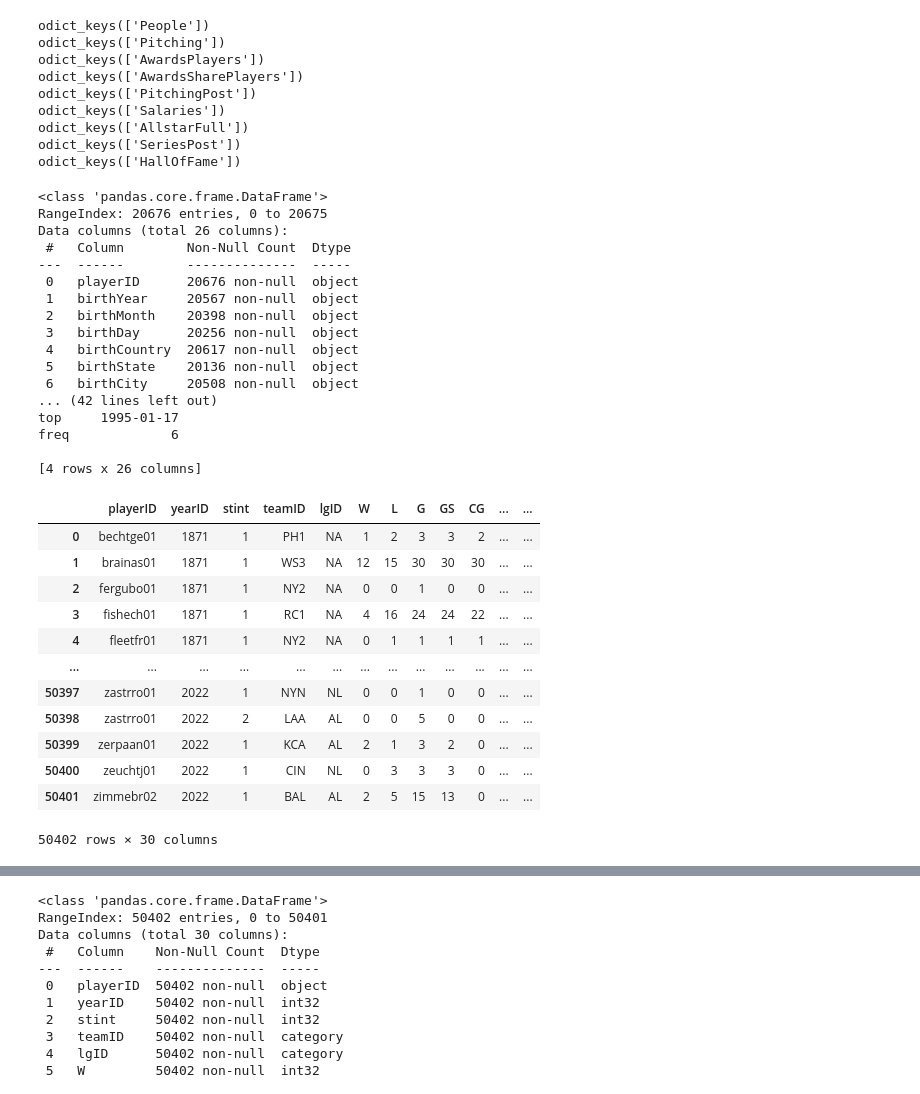
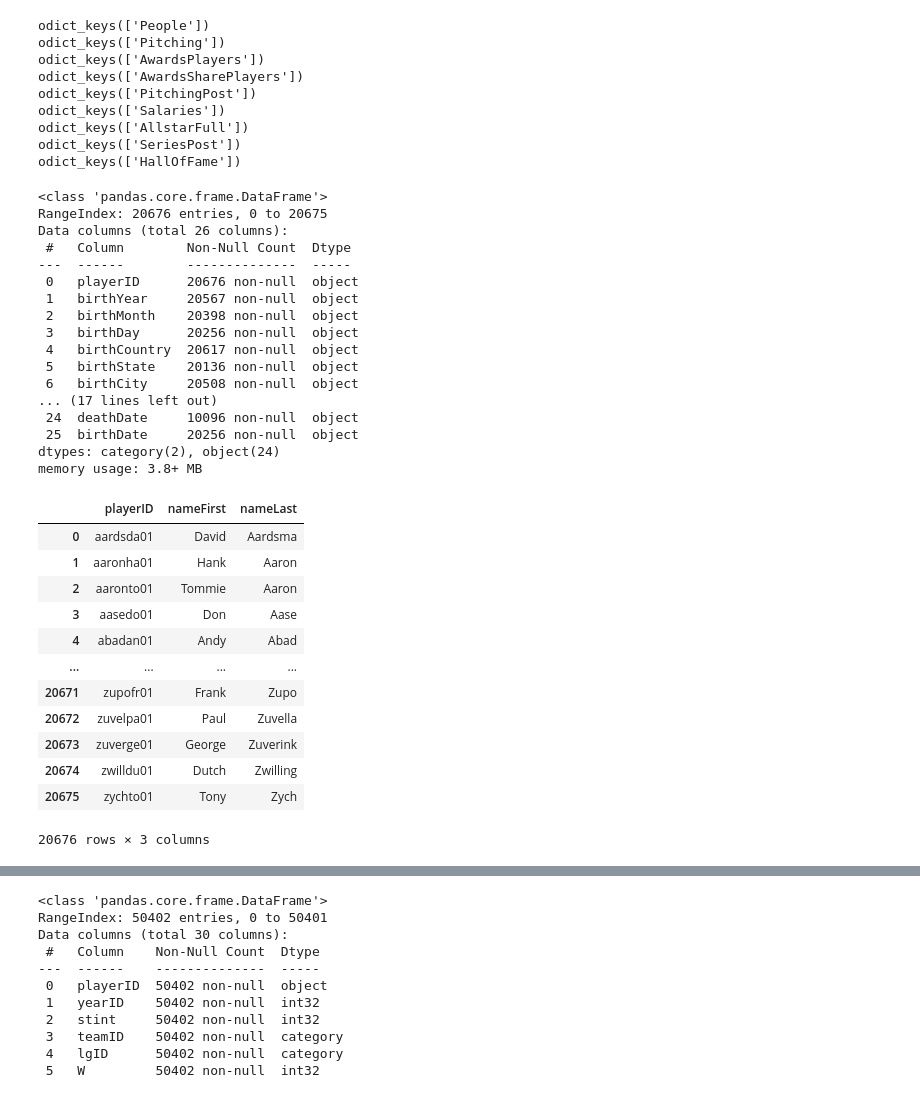
Before and after one commit to an-izq/Pitcher-HOF-Predictor, a Jupyter notebook: Pitcher-HOF-Predictor.ipynb, the cells around one changed output, grey strips where cells are left out. Saved outputs shown, nothing was run; the diff lists cells and outputs as text; code cells hidden in the pictures.

```diff
--- a/Pitcher-HOF-Predictor.ipynb
+++ b/Pitcher-HOF-Predictor.ipynb
@@ -47,38 +49,39 @@ odict_keys(['AllstarFull'])
 odict_keys(['SeriesPost'])
 odict_keys(['HallOfFame'])
 # %%
-# Pitching_df Exploration
+# People_df Exploration
 People_df.info()
-print(People_df.describe())
-Pitching_df
+# print(People_df.describe())
+sql_table = People_df[['playerID','nameFirst', 'nameLast']]
+sql_table
 # %% [output]
 <class 'pandas.core.frame.DataFrame'>
 RangeIndex: 20676 entries, 0 to 20675
 Data columns (total 26 columns):
  #   Column        Non-Null Count  Dtype
 ---  ------        --------------  -----
  0   playerID      20676 non-null  object
  1   birthYear     20567 non-null  object
  2   birthMonth    20398 non-null  object
  3   birthDay      20256 non-null  object
  4   birthCountry  20617 non-null  object
  5   birthState    20136 non-null  object
  6   birthCity     20508 non-null  object
-... (42 lines left out)
-top     1995-01-17
-freq             6
-
-[4 rows x 26 columns]
+... (17 lines left out)
+ 24  deathDate     10096 non-null  object
+ 25  birthDate     20256 non-null  object
+dtypes: category(2), object(24)
+memory usage: 3.8+ MB
-|  | playerID | yearID | stint | teamID | lgID | W | L | G | GS | CG | ... | ... |
-| 0 | bechtge01 | 1871 | 1 | PH1 | NA | 1 | 2 | 3 | 3 | 2 | ... | ... |
-| 1 | brainas01 | 1871 | 1 | WS3 | NA | 12 | 15 | 30 | 30 | 30 | ... | ... |
-| 2 | fergubo01 | 1871 | 1 | NY2 | NA | 0 | 0 | 1 | 0 | 0 | ... | ... |
-| 3 | fishech01 | 1871 | 1 | RC1 | NA | 4 | 16 | 24 | 24 | 22 | ... | ... |
-| 4 | fleetfr01 | 1871 | 1 | NY2 | NA | 0 | 1 | 1 | 1 | 1 | ... | ... |
-| ... | ... | ... | ... | ... | ... | ... | ... | ... | ... | ... | ... | ... |
-| 50397 | zastrro01 | 2022 | 1 | NYN | NL | 0 | 0 | 1 | 0 | 0 | ... | ... |
-| 50398 | zastrro01 | 2022 | 2 | LAA | AL | 0 | 0 | 5 | 0 | 0 | ... | ... |
-| 50399 | zerpaan01 | 2022 | 1 | KCA | AL | 2 | 1 | 3 | 2 | 0 | ... | ... |
-| 50400 | zeuchtj01 | 2022 | 1 | CIN | NL | 0 | 3 | 3 | 3 | 0 | ... | ... |
-| 50401 | zimmebr02 | 2022 | 1 | BAL | AL | 2 | 5 | 15 | 13 | 0 | ... | ... |
+|  | playerID | nameFirst | nameLast |
+| 0 | aardsda01 | David | Aardsma |
+| 1 | aaronha01 | Hank | Aaron |
+| 2 | aaronto01 | Tommie | Aaron |
+| 3 | aasedo01 | Don | Aase |
+| 4 | abadan01 | Andy | Abad |
+| ... | ... | ... | ... |
+| 20671 | zupofr01 | Frank | Zupo |
+| 20672 | zuvelpa01 | Paul | Zuvella |
+| 20673 | zuverge01 | George | Zuverink |
+| 20674 | zwilldu01 | Dutch | Zwilling |
+| 20675 | zychto01 | Tony | Zych |
-50402 rows × 30 columns
+20676 rows × 3 columns
```
Also changed, not shown: parts of 13 cells of this notebook.
